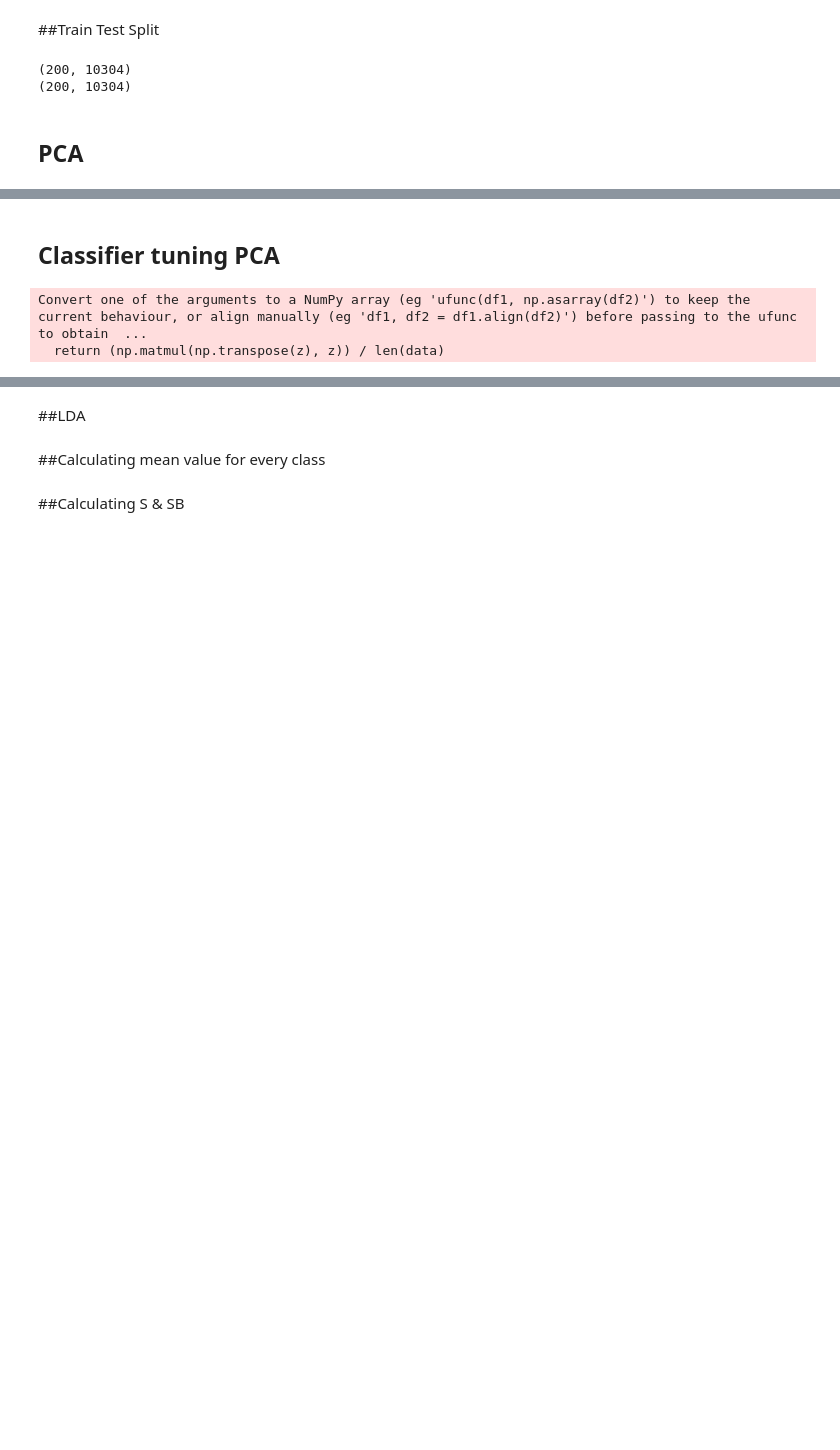
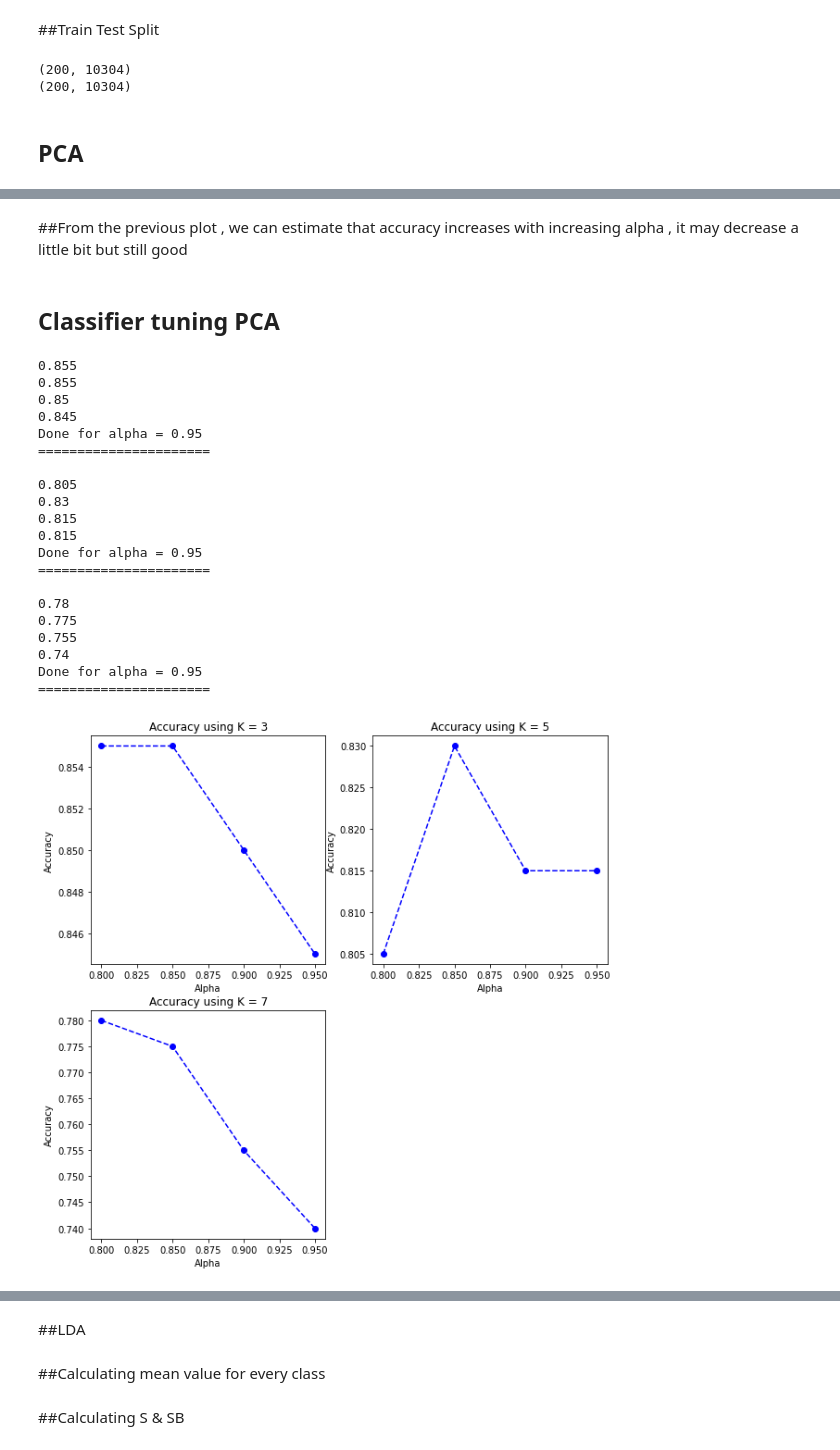
Before and after one commit to 74Mazen74/Face-Recognition, a Jupyter notebook: Assignment_1_PR.ipynb, the cells around one changed output, grey strips where cells are left out. Saved outputs shown, nothing was run; the diff lists cells and outputs as text; code cells hidden in the pictures; blank space fills up the shorter version.

```diff
--- a/Assignment_1_PR.ipynb
+++ b/Assignment_1_PR.ipynb
@@ -158,24 +181,56 @@ plt.show()
+# %% [markdown]
+##From the previous plot , we can estimate that accuracy increases with increasing alpha , it may decrease a little bit but still good
+# %%
+avg_accuracies=[]
+avg_accuracies.append(sum(accuracy)/len(accuracy))
 # %% [markdown]
 ## Classifier tuning PCA
 # %%
 Ks=[3,5,7]
 # %%
-for j in range(len(Ks)):
+plt.figure(figsize=(10,10))
+index=1
+for k in Ks:
   kAccuracy=[]
-  model = KNeighborsClassifier(n_neighbors=Ks[j])
+  model = KNeighborsClassifier(n_neighbors=k)
   alphas=[0.8,0.85,0.9,0.95]
-  for i in range(len(alphas)):
-    projected_training, projected_testing = PCA(alphas[i],X_train,X_test)
+  for alpha in alphas:
+    projected_training=alphas_dict_proj[str(alpha)][0]
+    projected_testing=alphas_dict_proj[str(alpha)][1]
     model.fit(projected_training, y_train)
     test_pred = model.predict(projected_testing)
-    print(classification_report(y_test, test_pred))
+    #print(classification_report(y_test, test_pred))
+    acc=accuracy_score(y_test, test_pred)
+    print(acc)
+    alphas_dict_acc[str(alpha)].append(acc)
     kAccuracy.append(accuracy_score(y_test, test_pred))
-  plt.figure(figsize=(10,10))
+  print("Done for alpha = "+str(alpha)+"\n======================\n")
+  plt.subplot(2, 2, index)
+  index+=1
   plt.plot(alphas, kAccuracy,'--bo', label='line with marker')
-  plt.title("Accuracy using K ="+str(j))
+  plt.title("Accuracy using K = "+ str(k))
   plt.xlabel("Alpha")
   plt.ylabel("Accuracy")
-  plt.show()
+  avg_accuracies.append(sum(kAccuracy)/len(kAccuracy))
 # %% [output]
-Convert one of the arguments to a NumPy array (eg 'ufunc(df1, np.asarray(df2)') to keep the current behaviour, or align manually (eg 'df1, df2 = df1.align(df2)') before passing to the ufunc to obtain  ...
-  return (np.matmul(np.transpose(z), z)) / len(data)
+0.855
+0.855
+0.85
+0.845
+Done for alpha = 0.95
+======================
+
+0.805
+0.83
+0.815
+0.815
+Done for alpha = 0.95
+======================
+
+0.78
+0.775
+0.755
+0.74
+Done for alpha = 0.95
+======================
+[figure, added]
```
Also changed, not shown: parts of 41 cells of this notebook.
